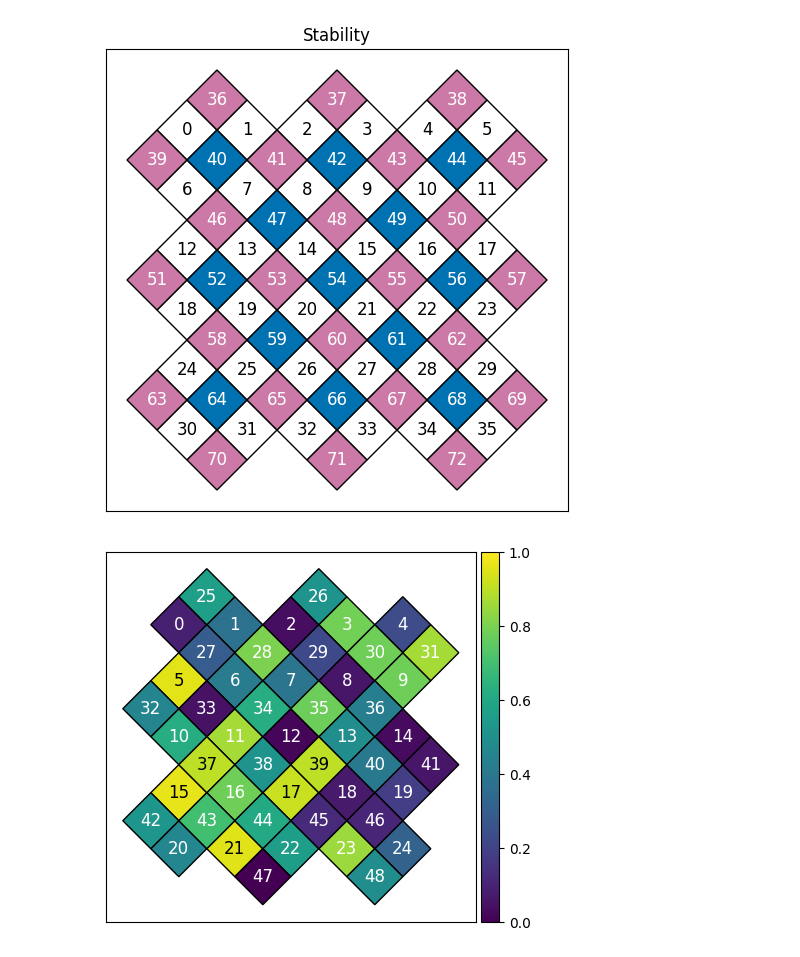
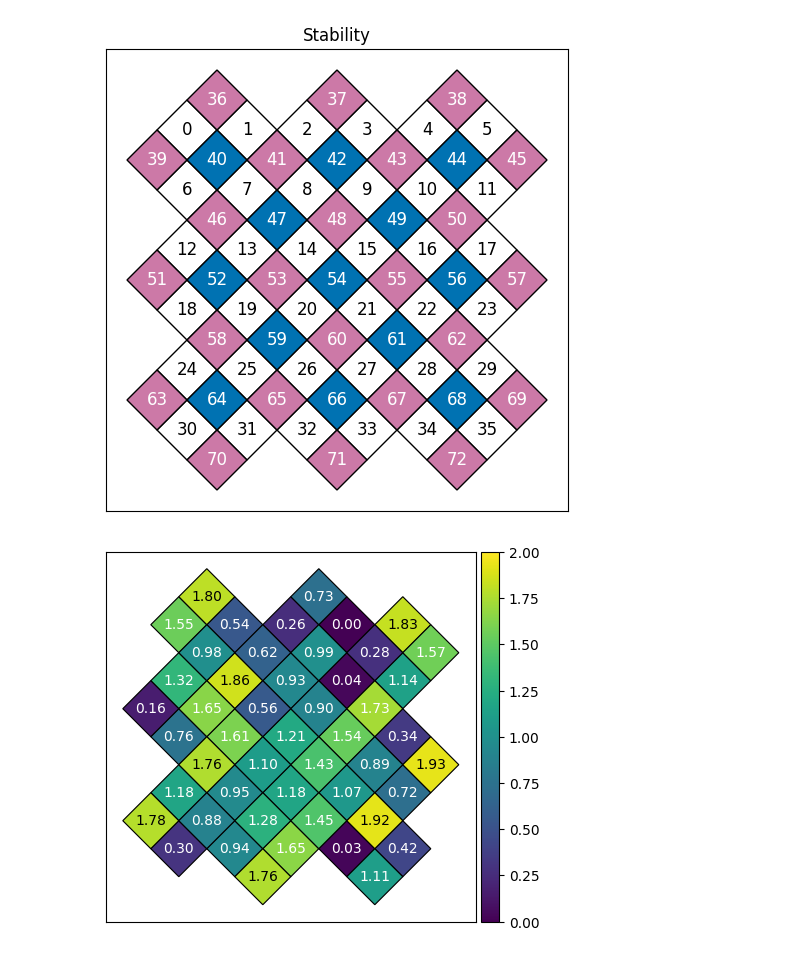
Before and after one commit to jasonchadwick/stim_surface_code, a Jupyter notebook: examples/02_plotting.ipynb, the cells around one changed output. Cells and saved outputs as stored; diff of their text form; code cells hidden in the pictures.

```diff
--- a/examples/02_plotting.ipynb
+++ b/examples/02_plotting.ipynb
@@ -23,12 +23,12 @@ plt.show()
 [figure]
 [figure]
 # %%
-plot_vals = np.random.random(len(m.all_qubits))
+plot_vals = np.random.random(len(m.all_qubits)) * 2
 # %%
 ax = plt.gca()
-_, cbar = m.plot_qubit_vals(plot_vals, ax=ax, vmax=3)
-ax.clear()
-m.plot_qubit_vals(plot_vals+1, ax=ax, vmax=2, cbar=cbar)
+_, cbar = m.plot_qubit_vals(plot_vals, ax=ax, vmin=0, vmax=2, plot_text='val', val_fmt_fn=lambda x: f'{x:.2f}', font_size=10)
+# ax.clear()
+# m.plot_qubit_vals(plot_vals+1, ax=ax, vmax=2, cbar=cbar)
 plt.show()
 # %% [output]
-[figure, old version]
+[figure, new version]
```
Also changed, not shown: 5 other files.
